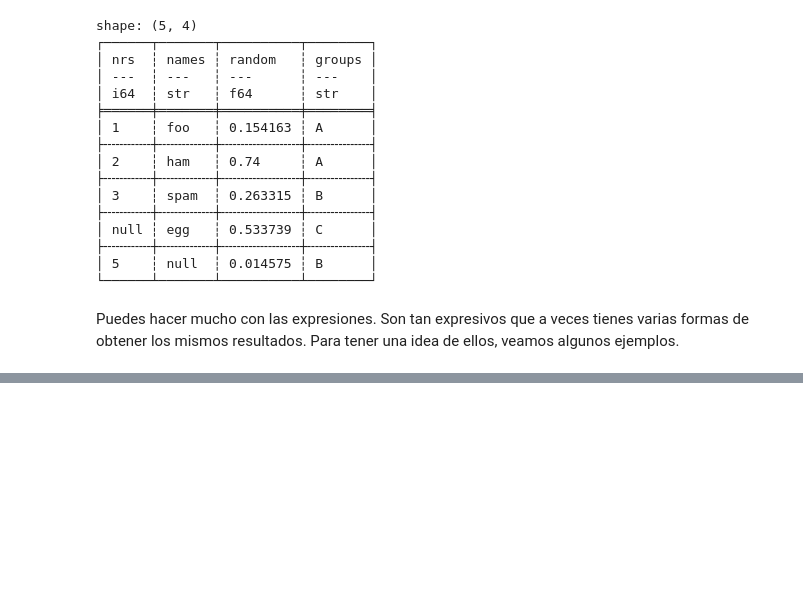
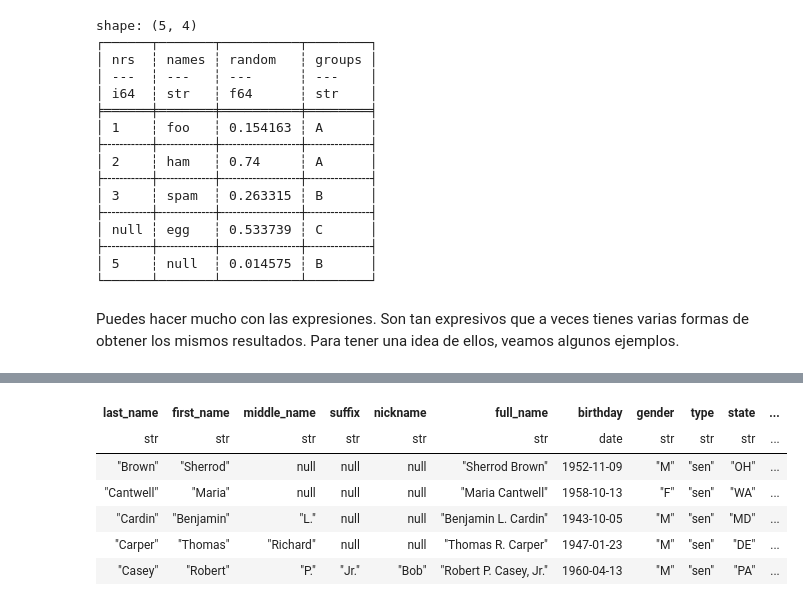
Before and after one commit to fralfaro/DS-Blog-FastAI, a Jupyter notebook: _notebooks/2022-03-16-polars.ipynb, the cells around one changed output, grey strips where cells are left out. Cells and saved outputs as stored; diff of their text form; code cells hidden in the pictures; blank space fills up the shorter version.

Commit message:
polars 1.26

```diff
--- a/_notebooks/2022-03-16-polars.ipynb
+++ b/_notebooks/2022-03-16-polars.ipynb
@@ -115,0 +278,14 @@ Puedes hacer mucho con las expresiones. Son tan expresivos que a veces tienes va
+# %%
+import polars as pl
+
+dataset = pl.read_csv("legislators-current.csv")
+dataset = dataset.with_column(pl.col("birthday").str.strptime(pl.Date))
+dataset.head()
+# %% [output]
+| last_name | first_name | middle_name | suffix | nickname | full_name | birthday | gender | type | state | ... |
+| str | str | str | str | str | str | date | str | str | str | ... |
+| "Brown" | "Sherrod" | null | null | null | "Sherrod Brown" | 1952-11-09 | "M" | "sen" | "OH" | ... |
+| "Cantwell" | "Maria" | null | null | null | "Maria Cantwell" | 1958-10-13 | "F" | "sen" | "WA" | ... |
+| "Cardin" | "Benjamin" | "L." | null | null | "Benjamin L. Cardin" | 1943-10-05 | "M" | "sen" | "MD" | ... |
+| "Carper" | "Thomas" | "Richard" | null | null | "Thomas R. Carper" | 1947-01-23 | "M" | "sen" | "DE" | ... |
+| "Casey" | "Robert" | "P." | "Jr." | "Bob" | "Robert P. Casey, Jr." | 1960-04-13 | "M" | "sen" | "PA" | ... |
```
Also changed, not shown: parts of 29 cells of this notebook, 2 other files.
